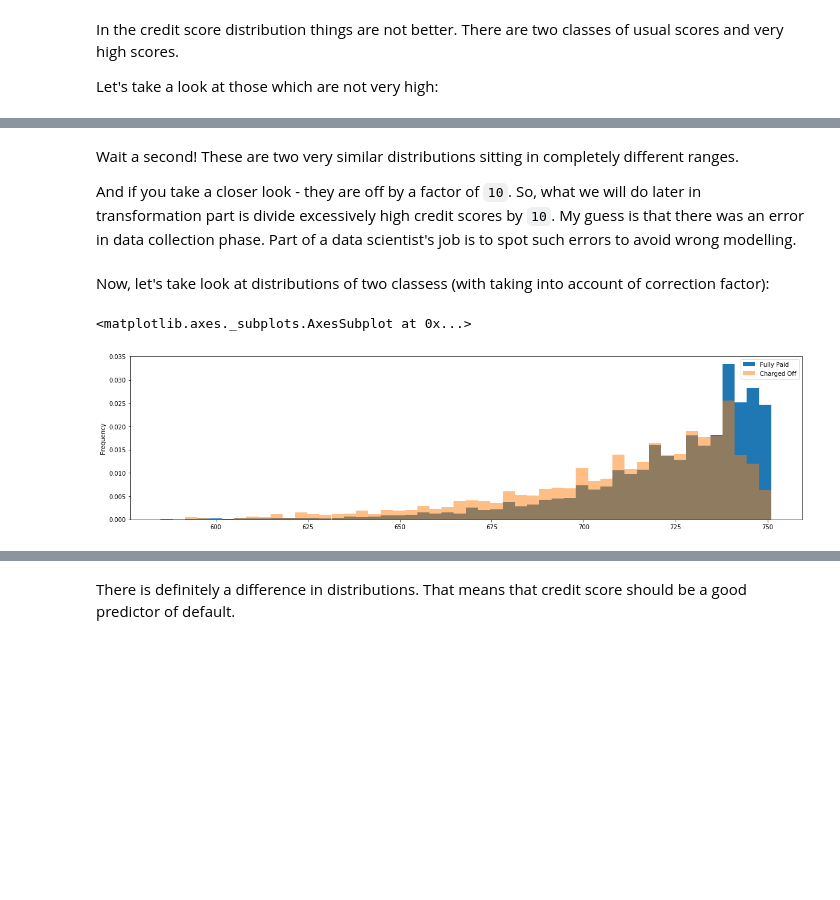
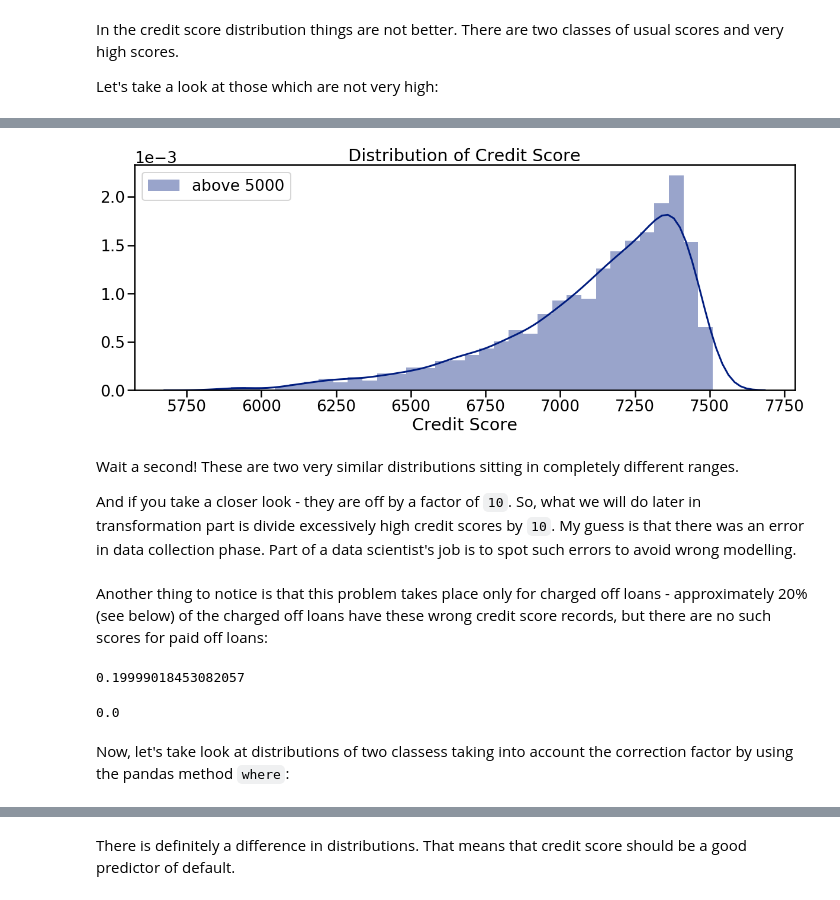
Before and after one commit to dataqubit/bank-loan-prediction, a Jupyter notebook: bank_loan_Part1_Exploratory_Analysis.ipynb, the cells around one changed output, grey strips where cells are left out. Saved outputs shown, nothing was run; the diff lists cells and outputs as text; code cells hidden in the pictures; blank space fills up the shorter version.

```diff
--- a/bank_loan_Part1_Exploratory_Analysis.ipynb
+++ b/bank_loan_Part1_Exploratory_Analysis.ipynb
@@ -230,15 +220,20 @@ df_loan[df_loan.credit_score > 5000.].credit_score.plot(kind='hist', figsize=(20
+# %%
+plot_dist(df_loan[df_loan.credit_score >= 5000.].credit_score, labels='above 5000')
+# %% [output]
+[figure, added]
 # %% [markdown]
 Wait a second! These are two very similar distributions sitting in completely different ranges.
 
 And if you take a closer look - they are off by a factor of `10`. So, what we will do later in transformation part is divide excessively high credit scores by `10`. My guess is that there was an error in data collection phase. Part of a data scientist's job is to spot such errors to avoid wrong modelling.
+# %% [markdown]
+Another thing to notice is that this problem takes place only for charged off loans - approximately 20% (see below) of the charged off loans have these wrong credit score records, but there are no such scores for paid off loans:
+# %%
+(charged_loans.credit_score > 5000).mean()
+# %% [output]
+0.19999018453082057
+# %%
+(paid_loans.credit_score > 5000).mean()
+# %% [output]
+0.0
 # %% [markdown]
-Now, let's take look at distributions of two classess (with taking into account of correction factor):
+Now, let's take look at distributions of two classess taking into account the correction factor by using the pandas method `where`:
-# %%
-neg_class[neg_class.credit_score < 5000.].credit_score.plot(kind='hist', figsize=(20, 5),
-                                                       bins=50, density=True, label='Fully Paid', legend=True)
-pos_class[pos_class.credit_score > 5000.].credit_score.div(10).plot(kind='hist', figsize=(20, 5),
-                                                       bins=50, density=True, alpha=0.5, label='Charged Off',
-                                                               legend=True)
-# %% [output]
-<matplotlib.axes._subplots.AxesSubplot at 0x...>
-[figure, removed]
```
Also changed, not shown: parts of 34 cells of this notebook.
